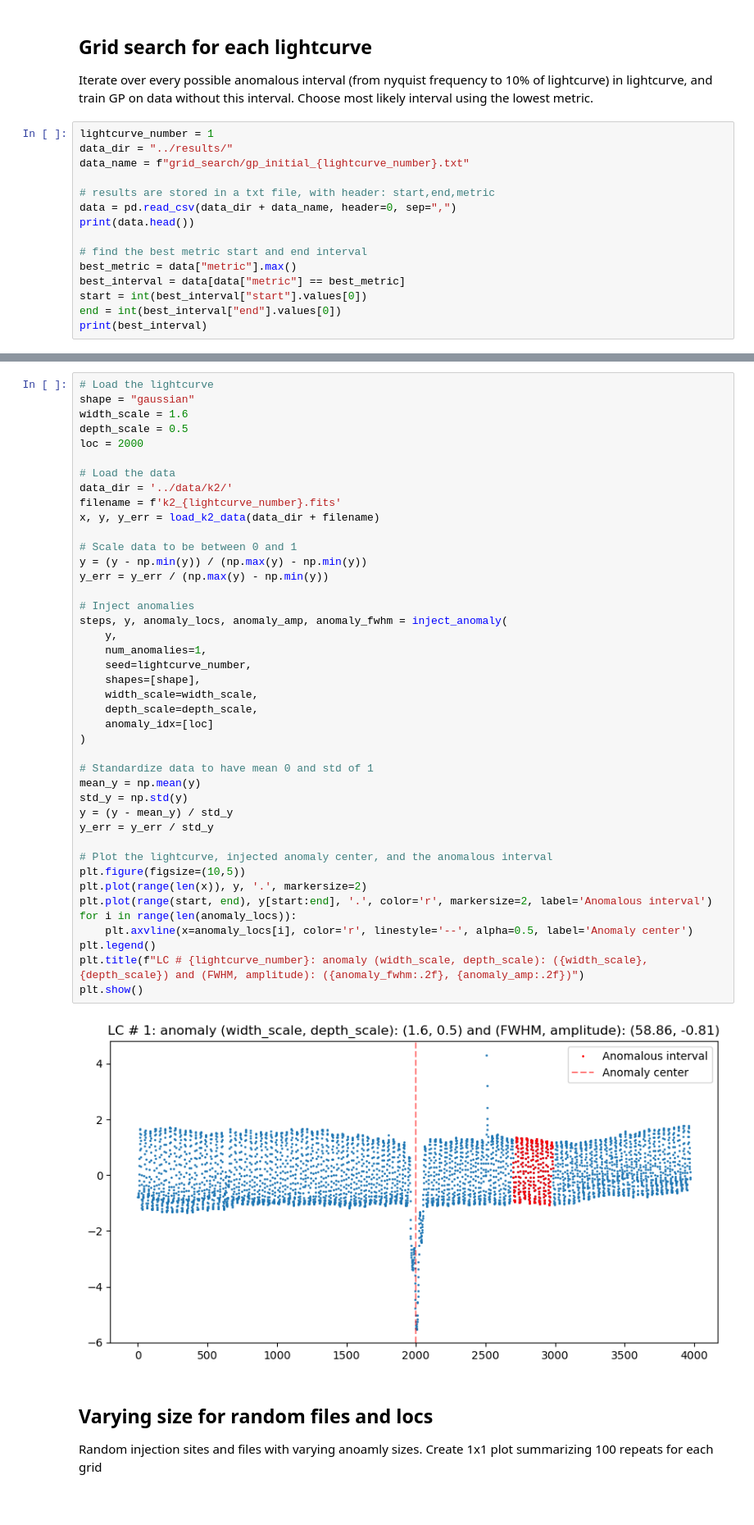
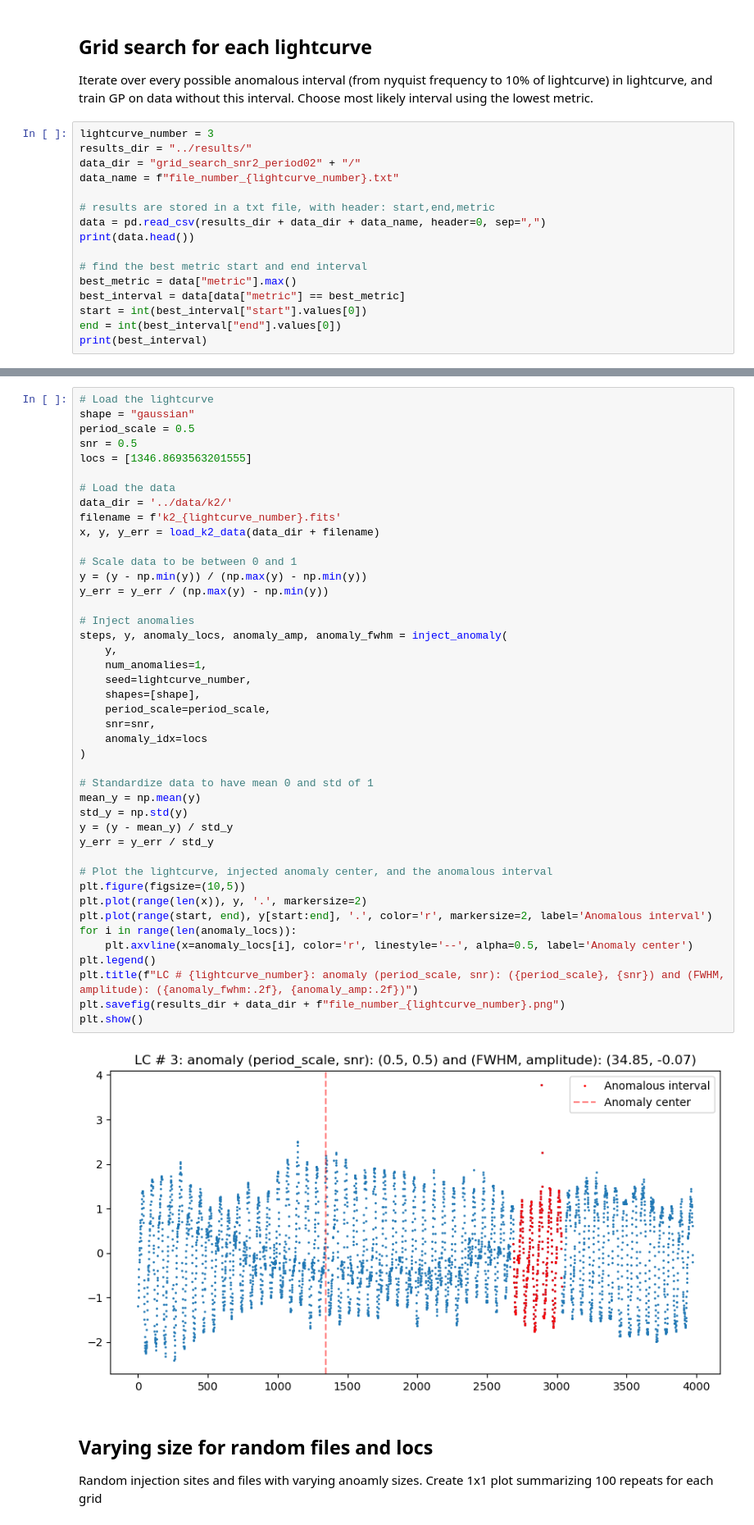
Before and after one commit to linneawolniewicz/dipper-detection, a Jupyter notebook: scripts/analyze_results.ipynb, the cells around one changed output, grey strips where cells are left out. Shown at 82% size. Cells and saved outputs as stored; diff of their text form; blank space fills up the shorter version.

```diff
--- a/scripts/analyze_results.ipynb
+++ b/scripts/analyze_results.ipynb
@@ -12,12 +14,13 @@ import pandas as pd
 Iterate over every possible anomalous interval (from nyquist frequency to 10% of lightcurve) in lightcurve, and train GP on data without this interval.
 Choose  most likely interval using the lowest metric.
 # %%
-lightcurve_number = 1
-data_dir = "../results/"
-data_name = f"grid_search/gp_initial_{lightcurve_number}.txt"
+lightcurve_number = 3
+results_dir = "../results/"
+data_dir = "grid_search_snr2_period02" + "/"
+data_name = f"file_number_{lightcurve_number}.txt"
 
 # results are stored in a txt file, with header: start,end,metric
-data = pd.read_csv(data_dir + data_name, header=0, sep=",")
+data = pd.read_csv(results_dir + data_dir + data_name, header=0, sep=",")
 print(data.head())
 
 # find the best metric start and end interval
@@ -38,47 +41,48 @@ print(best_interval)
 # %%
 # Load the lightcurve
 shape = "gaussian"
-width_scale = 1.6
-depth_scale = 0.5
-loc = 2000
+period_scale = 0.5
+snr = 0.5
+locs = [1346.8693563201555]
 
 # Load the data
 data_dir = '../data/k2/'
 filename = f'k2_{lightcurve_number}.fits'
 x, y, y_err = load_k2_data(data_dir + filename)
 
 # Scale data to be between 0 and 1
 y = (y - np.min(y)) / (np.max(y) - np.min(y))
 y_err = y_err / (np.max(y) - np.min(y))
 
 # Inject anomalies
 steps, y, anomaly_locs, anomaly_amp, anomaly_fwhm = inject_anomaly(
     y,
     num_anomalies=1,
     seed=lightcurve_number,
     shapes=[shape],
-    width_scale=width_scale,
-    depth_scale=depth_scale,
-    anomaly_idx=[loc]
+    period_scale=period_scale,
+    snr=snr,
+    anomaly_idx=locs
 )
 
 # Standardize data to have mean 0 and std of 1
 mean_y = np.mean(y)
 std_y = np.std(y)
 y = (y - mean_y) / std_y
 y_err = y_err / std_y
 
 # Plot the lightcurve, injected anomaly center, and the anomalous interval
 plt.figure(figsize=(10,5))
 plt.plot(range(len(x)), y, '.', markersize=2)
 plt.plot(range(start, end), y[start:end], '.', color='r', markersize=2, label='Anomalous interval')
 for i in range(len(anomaly_locs)):
     plt.axvline(x=anomaly_locs[i], color='r', linestyle='--', alpha=0.5, label='Anomaly center')
 plt.legend()
-plt.title(f"LC # {lightcurve_number}: anomaly (width_scale, depth_scale): ({width_scale}, {depth_scale}) and (FWHM, amplitude): ({anomaly_fwhm:.2f}, {anomaly_amp:.2f})")
+plt.title(f"LC # {lightcurve_number}: anomaly (period_scale, snr): ({period_scale}, {snr}) and (FWHM, amplitude): ({anomaly_fwhm:.2f}, {anomaly_amp:.2f})")
+plt.savefig(results_dir + data_dir + f"file_number_{lightcurve_number}.png")
 plt.show()
 # %% [output]
-[figure, old version]
+[figure, new version]
 # %% [markdown]
 ## Varying size for random files and locs
 Random injection sites and files with varying anoamly sizes. Create 1x1 plot summarizing 100 repeats for each grid
```
Also changed, not shown: parts of 6 cells of this notebook, 2 other files.
